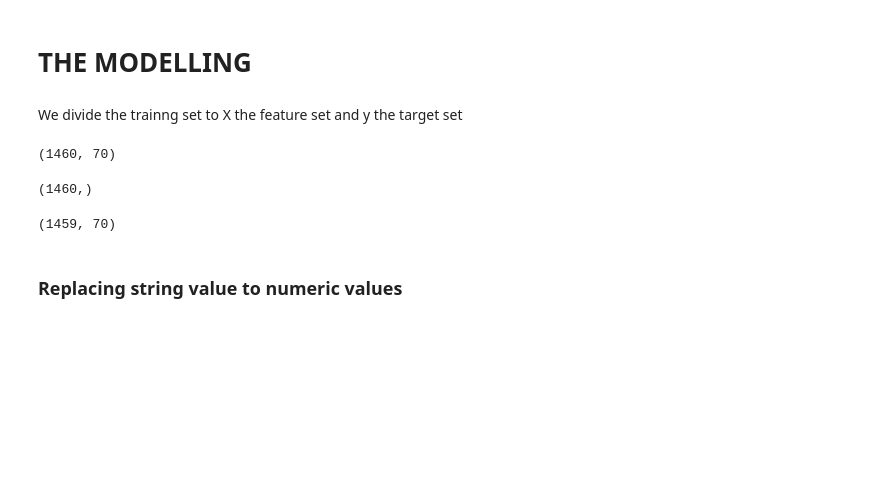
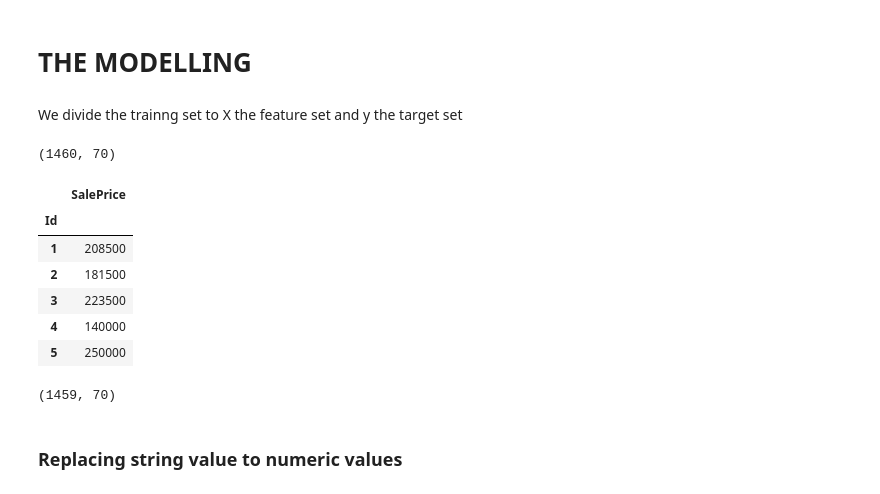
Before and after one commit to rinkideo/Housing-Price, a Jupyter notebook: Kaggle_house_pricing.ipynb, the cells around one changed output. Drawn from its saved outputs; the diff is of its cells as text; code cells hidden in the pictures; blank space fills up the shorter version.

```diff
--- a/Kaggle_house_pricing.ipynb
+++ b/Kaggle_house_pricing.ipynb
@@ -1050,9 +1044,17 @@ X_train.shape
 # %% [output]
 (1460, 70)
 # %%
-y_train = df3.loc[:,'SalePrice']
+y_train = df3.loc[:,['Id', 'SalePrice']]
+# %%
+y_train.set_index('Id', inplace=True)
 # %%
-y_train.shape
+y_train.head()
 # %% [output]
-(1460,)
+|  | SalePrice |
+| Id |  |
+| 1 | 208500 |
+| 2 | 181500 |
+| 3 | 223500 |
+| 4 | 140000 |
+| 5 | 250000 |
 # %%
```
Also changed, not shown: parts of 33 cells of this notebook, 2 other files.
